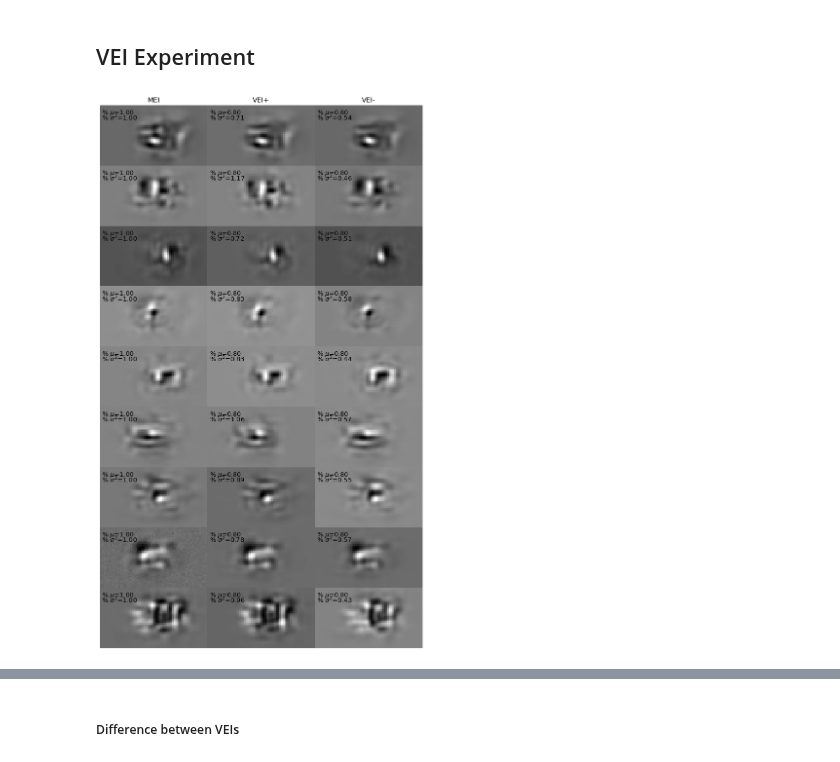
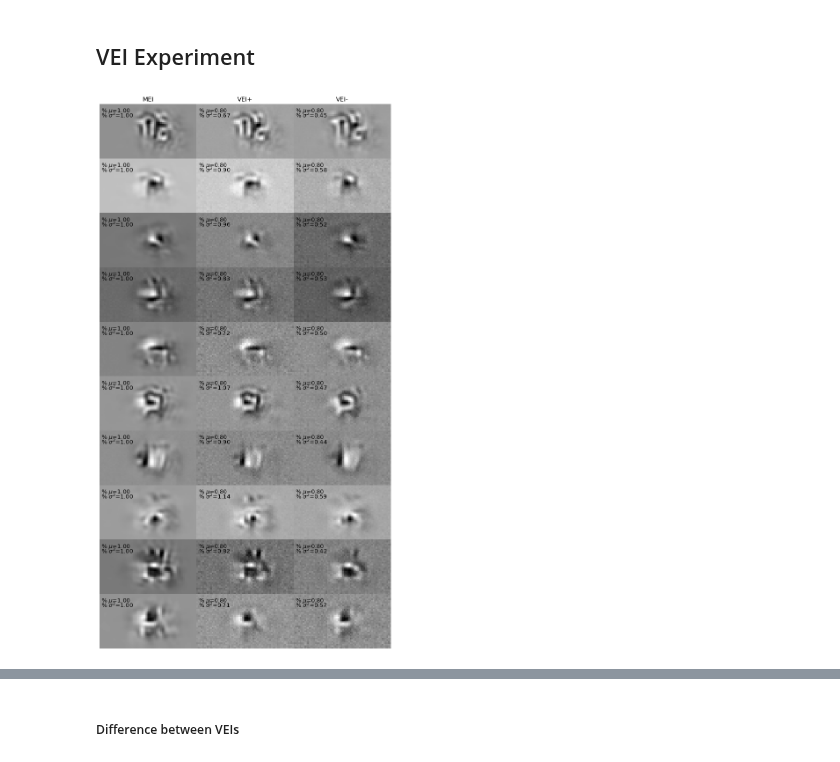
Before and after one commit to sinzlab/nnsysident, a Jupyter notebook: notebooks/mei_demo.ipynb, the cells around one changed output, grey strips where cells are left out. Cells and saved outputs as stored; diff of their text form; code cells hidden in the pictures.

```diff
--- a/notebooks/mei_demo.ipynb
+++ b/notebooks/mei_demo.ipynb
@@ -106,13 +107,12 @@ sns.despine(trim=True)
 # %% [markdown]
 #### Many neurons
 # %%
-experiment_name = "Post-optimization of CEIs (0.8) created with different L1 weights, many neurons"
+experiment_name = "Post-optimization of CEIs (0.8) created with different L1 weights, many neurons, UNCORRUPTED Jiakun"
 table = MEI() & (MEIExperimentsMouse.Restrictions() & f"experiment_name = '{experiment_name}'")
-score, mean, variance, method_config, unit_id, mei = table.load_data(["score", "mean", "variance", "method_config", "unit_id", "mei"])
-mei = [element for element in mei]
+score, mean, variance, method_config, method_hash, unit_id = table.load_data(["score", "mean", "variance", "method_config", "method_hash", "unit_id"])
 l1 = np.array([dictionary["initial"]["kwargs"]["l1"] for dictionary in method_config])
 
-data_cei = pd.DataFrame.from_dict({"score": score, "mean": mean, "variance": variance, "l1": l1, "unit_id": unit_id, "mei": mei})
+data_cei = pd.DataFrame.from_dict({"score": score, "mean": mean, "variance": variance, "method_hash":method_hash, "l1": l1, "unit_id": unit_id})
 
 # Get MEI data
 key = table.proj().fetch(as_dict=True)
@@ -134,0 +178,11 @@ for unit_id in np.unique(data["unit_id"]):
+# %%
+# key = neg_table.fetch("KEY", limit=1)[0]
+
+dataloaders, model = MEI().model_loader.load(key=key)
+output_selected_model = MEISelector().get_output_selected_model(model, key)
+# MEI().add_params_to_model(output_selected_model, key)
+output_selected_model.to(device);
+# output_selected_model.eval()
+
+mean, mei = (MEI() & key).load_data(["mean", "mei"])
+mei=mei[0]
@@ -134,0 +240,9 @@ for unit_id in np.unique(data["unit_id"]):
+# %%
+mei_mean = (MEI  & {'method_fn': 'mei.methods.gradient_ascent',
+         'method_hash': '54f863f93364931f53ecdfe7c2bc5a03',
+         'dataset_fn': 'nnsysident.datasets.mouse_loaders.static_loaders',
+         'dataset_hash': '9a0e27627452efcb94aed97825771e23',
+         'ensemble_hash': '694b7602e4c885daccccc10991dddded',
+         'unit_id': 83,
+         'data_key': '27940-2-13-0',
+         'mei_seed': 42}).fetch1("mean")
@@ -134,0 +332,16 @@ for unit_id in np.unique(data["unit_id"]):
+# %%
+fig, axes = plt.subplots(5, 6, figsize=(15, 8), dpi=80)
+fontsize = 10
+
+for i, uid in enumerate(neg_data["unit_id"].unique()):
+    dd = neg_data.loc[neg_data["unit_id"] == uid].sort_values("l1").reset_index()
+    for j in range(len(dd)):
+        axes[i, j].imshow(dd["mei"][j].squeeze(), cmap="gray") #, vmin=-1.7, vmax=1.7
+        axes[i, j].axis("off")
+        if i==0:
+            axes[i, j].set_title(f"L1 = {dd['l1'][j]}", fontsize=fontsize)
+        if j==0:
+            axes[i,j].text(-.1, 0.5, f"Unit: {dd['unit_id'][i]}", transform=axes[i,j].transAxes, rotation = 90, fontsize=fontsize, horizontalalignment='center',     verticalalignment='center')
+        # axes.text(0.02, .1, "L1=" + str(dat["l1"][i]), fontsize=fontsize, transform=ax.transAxes)
+fig.tight_layout()
+# fig.savefig("Negative slope neurons" + ".png", bbox_inches="tight", transparent=False)
@@ -155,7 +380,7 @@ ___
 # %% [markdown]
 ## VEI Experiment
 # %%
-experiment_name = "Zhiwei0, alternative ensemble, OneValue init"
+experiment_name = "Mouse V1, mu=0.8, gamma models" #"Zhiwei0, alternative ensemble, OneValue init"
 model_types = ["MEI", "VEI+", "VEI-"]
 
 
@@ -179,31 +404,31 @@ fontsize = 13
 
 for i in range(len(finished_unit_ids)):
     for j, mei_type in enumerate(model_types):
         method_restr = f"method_comment like '%{mei_type}%'"
         table = (data_table & f"unit_id = {finished_unit_ids[i]}" & method_restr)
         mei_path, mean, variance = table.fetch1("mei", "mean", "variance")
         if mei_type == "MEI":
             mei_mean = mean
             mei_variance = variance
         mei = load(mei_path)
         os.remove(mei_path)
         axes[i, j].imshow(mei.squeeze(), cmap="gray")
         axes[i, j].axis("off")
         axes[i, j].text(0.02,
                         .85,
                         r"% $\mu$={:.2f}".format(mean/mei_mean),
                         horizontalalignment='left',
                         transform=axes[i, j].transAxes,
                         fontsize=fontsize*.9)
         axes[i, j].text(0.02,
                         .75,
                         r"% $\sigma^2$={:.2f}".format(variance/mei_variance),
                         horizontalalignment='left',
                         transform=axes[i, j].transAxes,
                         fontsize=fontsize*.9)
         if i == 0:
             axes[i, j].set_title(mei_type, fontsize=fontsize)
 fig.subplots_adjust(wspace=0, hspace=-.1)
 # fig.savefig(experiment_name + ".png", bbox_inches="tight", transparent=False)
 # %% [output]
-[figure, old version]
+[figure, new version]
```
Also changed, not shown: parts of 31 cells of this notebook, 3 other files.
